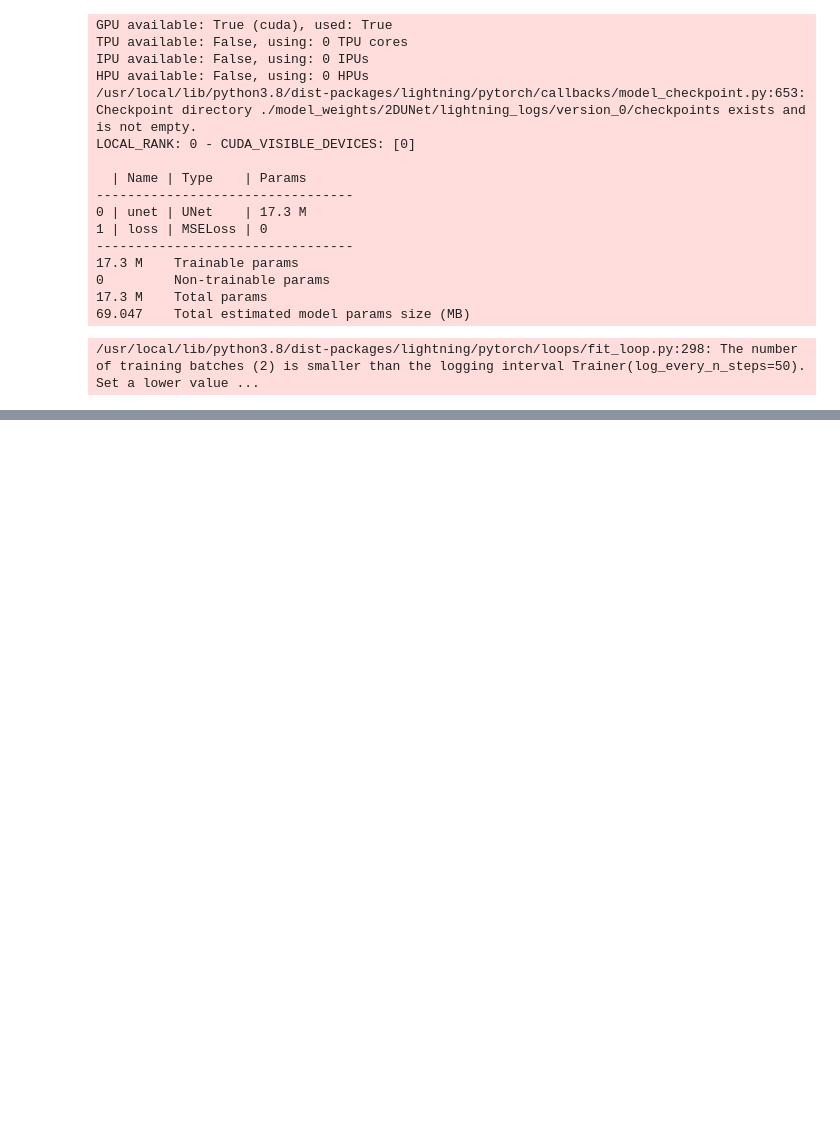
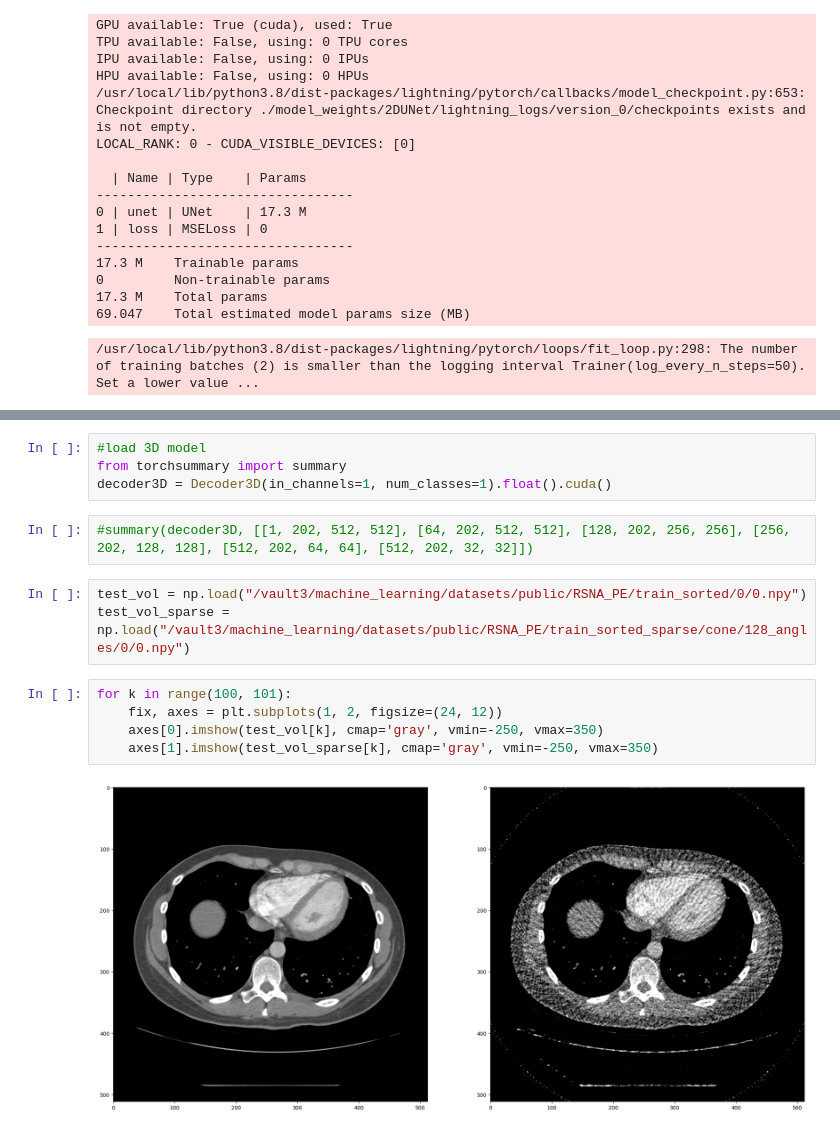
Before and after one commit to J-3TO/2D-3DCNN_sparseview, a Jupyter notebook: test_pipeline.ipynb, the cells around one changed output, grey strips where cells are left out. Drawn from its saved outputs; the diff is of its cells as text; blank space fills up the shorter version.

```diff
--- a/test_pipeline.ipynb
+++ b/test_pipeline.ipynb
@@ -162,0 +353,16 @@ model = LitModel.load_from_checkpoint("./model_weights/2DUNet/lightning_logs/ver
+# %%
+#load 3D model
+from torchsummary import summary
+decoder3D = Decoder3D(in_channels=1, num_classes=1).float().cuda()
+# %%
+#summary(decoder3D, [[1, 202, 512, 512], [64, 202, 512, 512], [128, 202, 256, 256], [256, 202, 128, 128], [512, 202, 64, 64], [512, 202, 32, 32]])
+# %%
+test_vol = np.load("/vault3/machine_learning/datasets/public/RSNA_PE/train_sorted/0/0.npy")
+test_vol_sparse = np.load("/vault3/machine_learning/datasets/public/RSNA_PE/train_sorted_sparse/cone/128_angles/0/0.npy")
+# %%
+for k in range(100, 101):
+    fix, axes = plt.subplots(1, 2, figsize=(24, 12))
+    axes[0].imshow(test_vol[k], cmap='gray', vmin=-250, vmax=350)
+    axes[1].imshow(test_vol_sparse[k], cmap='gray', vmin=-250, vmax=350)
+# %% [output]
+[figure, added]
```
Also changed, not shown: parts of 44 cells of this notebook.
